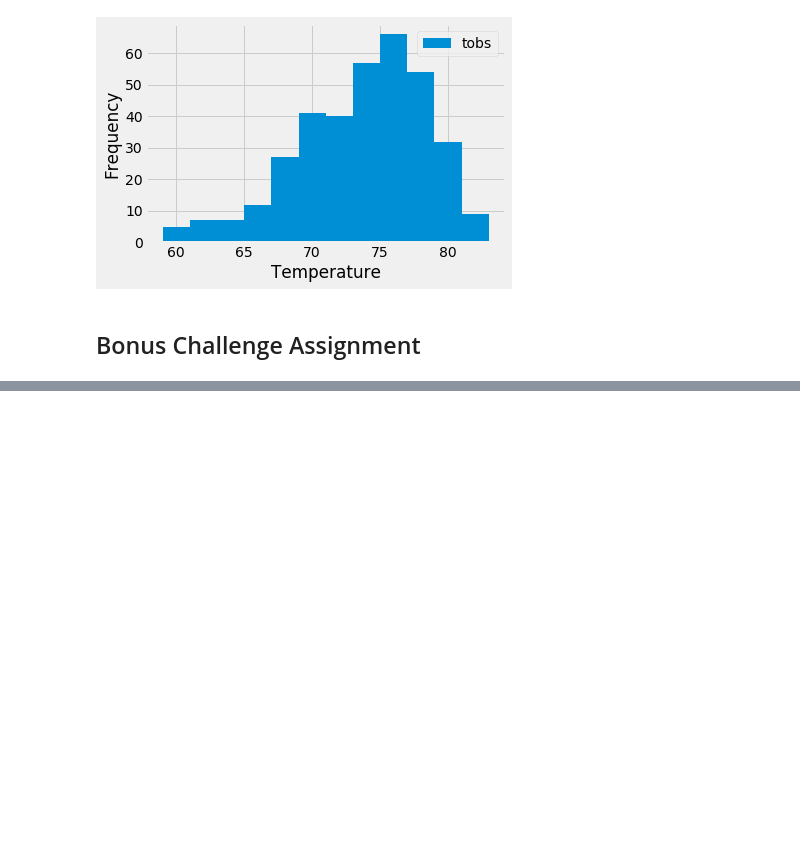
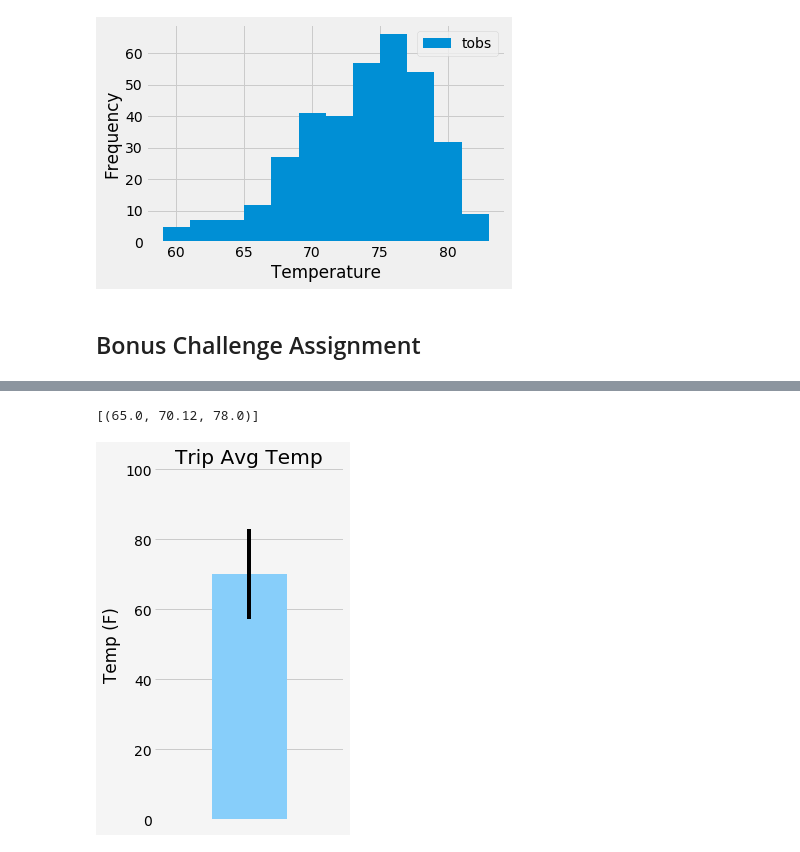
Before and after one commit to kguralpdx/sqlalchemy-challenge, a Jupyter notebook: climate_starter.ipynb, the cells around one changed output, grey strips where cells are left out. Drawn from its saved outputs; the diff is of its cells as text; code cells hidden in the pictures; blank space fills up the shorter version.

Commit message:
did the temp analysis II bonus section

```diff
--- a/climate_starter.ipynb
+++ b/climate_starter.ipynb
@@ -304,11 +306,40 @@ print(calc_temps('2012-02-28', '2012-03-05'))
 # %%
 # Use your previous function `calc_temps` to calculate the tmin, tavg, and tmax
 # for your trip using the previous year's data for those same dates.
+
+# My trip dates are 2017-01-30 through 2017-02-06
+
+my_trip_prior_year = calc_temps('2016-01-39', '2016-02-06')
+print(calc_temps('2016-01-30','2016-02-06'))
+# %% [output]
+[(65.0, 70.12, 78.0)]
 # %%
 # Plot the results from your previous query as a bar chart.
 # Use "Trip Avg Temp" as your Title
 # Use the average temperature for the y value
 # Use the peak-to-peak (tmax-tmin) value as the y error bar (yerr)
+
+# got some help with removing parts of chart from
+#https://shocksolution.com/2011/08/17/removing-an-axis-or-both-axes-from-a-matplotlib-plot/
+
+yerr = (my_trip_prior_year[0][2] - my_trip_prior_year[0][0])
+
+fig = plt.figure(figsize = (3, 6), facecolor='whitesmoke')
+ax = plt.axes(frameon=False)
+ax.get_xaxis().tick_bottom()
+ax.axes.get_xaxis().set_visible(False)
+ax.axes.set_ylim([0,100])
+ax.axes.set_xlim([0,2])
+
+# creating the bar plot
+plt.bar(1, my_trip_prior_year[0][1], color ='lightskyblue', yerr=yerr)
+
+plt.ylabel("Temp (F)")
+plt.title("Trip Avg Temp")
+
+plt.show()
+# %% [output]
+[figure, added]
 # %%
 # Calculate the total amount of rainfall per weather station for your trip dates using the previous year's matching dates.
 # Sort this in descending order by precipitation amount and list the station, name, latitude, longitude, and elevation
```
Also changed, not shown: parts of 1 cell of this notebook.
